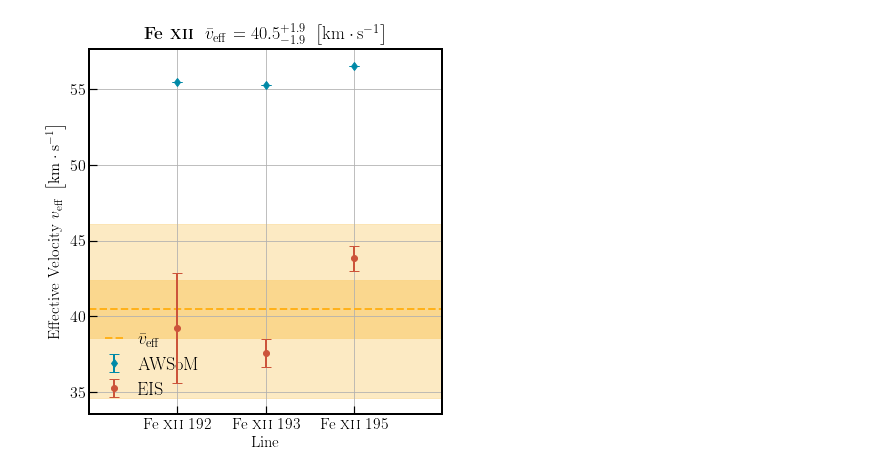
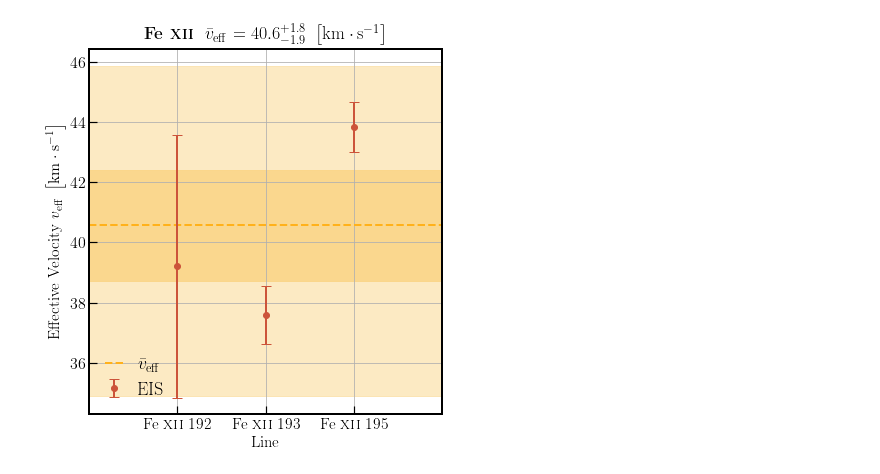
Before and after one commit to yjzhu-solar/EIS_SUMER_PCH_Ti, a Jupyter notebook: ipynb/sim_obs_comp/eis_awsom_comp.ipynb, the cells around one changed output. Saved outputs shown, nothing was run; the diff lists cells and outputs as text; code cells hidden in the pictures.

```diff
--- a/ipynb/sim_obs_comp/eis_awsom_comp.ipynb
+++ b/ipynb/sim_obs_comp/eis_awsom_comp.ipynb
@@ -243,8 +243,8 @@ plot_eis_awsom_width(df,"Fe","xi",quality=["a","b"],plot_mle=False)
 # %%
-plot_eis_awsom_width(df,"Fe","xii",quality=["a"],plot_mle=True,save_fig=True,
-save_fname="../../figs/ms/FeXII_summary_agu.pdf")
+plot_eis_awsom_width(df,"Fe","xii",quality=["a"],plot_mle=True,save_fig=True,plot_awsom=False,
+save_fname="../../figs/ms/FeXII_summary.pdf")
 # %% [output]
-[figure, old version]
+[figure, new version]
 # %%
 plot_eis_awsom_width(df,"Fe","xii",quality=["a","b"])
 # %% [output]
```
Also changed, not shown: parts of 23 cells of this notebook, 6 other files.
